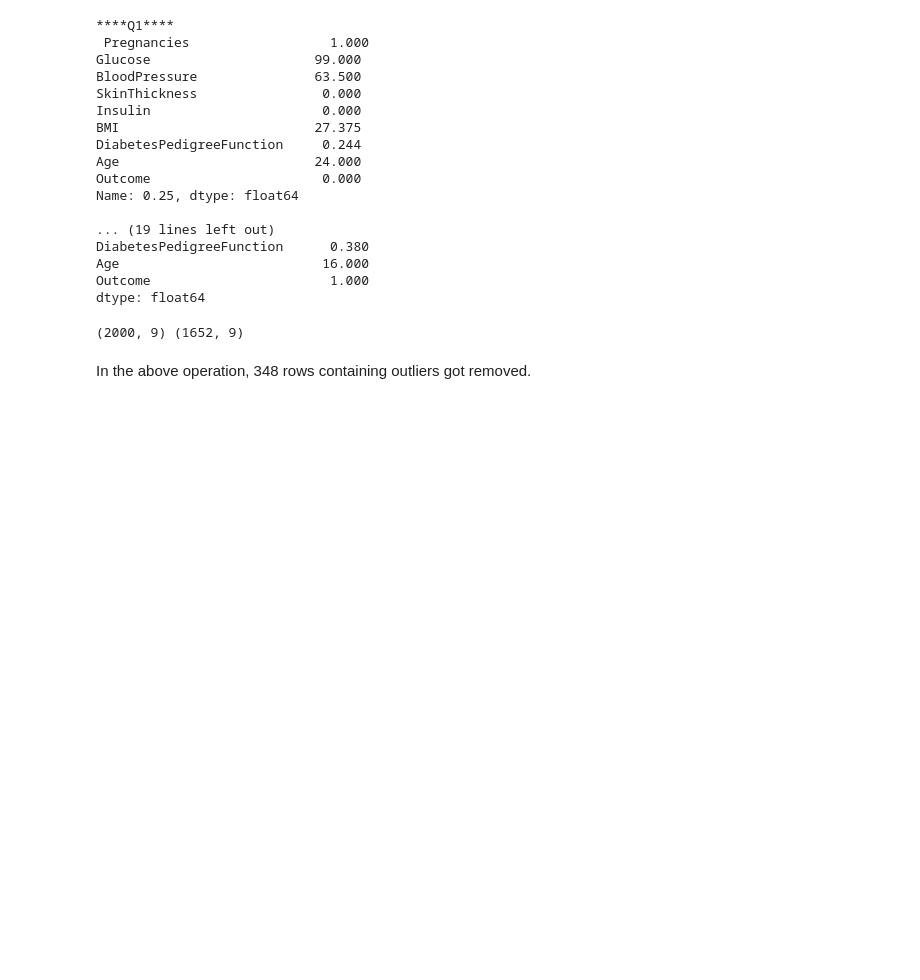
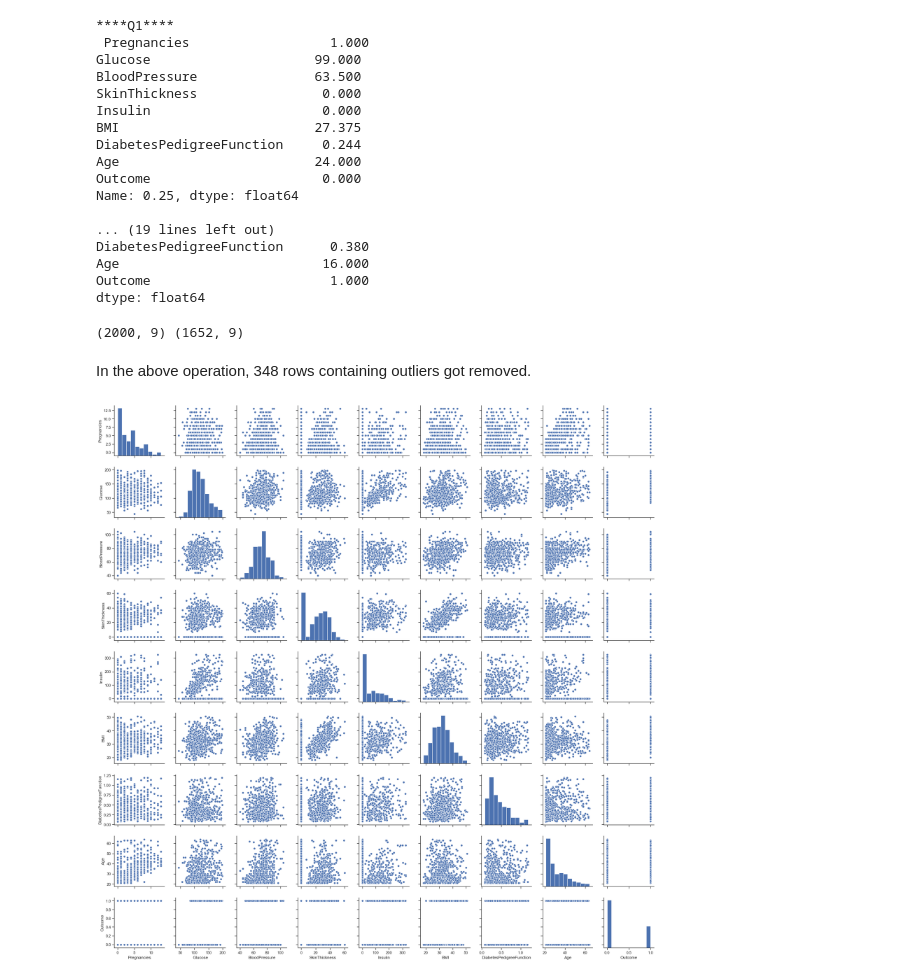
Before and after one commit to adityasaxena26/diabetes-prediction, a Jupyter notebook: diabetes_prediction.ipynb, the cells around one changed output. Cells and saved outputs as stored; diff of their text form; code cells hidden in the pictures; blank space fills up the shorter version.

Commit message:
displayed pairplot after removing outliers

```diff
--- a/diabetes_prediction.ipynb
+++ b/diabetes_prediction.ipynb
@@ -142,3 +142,10 @@ print(df.shape,df_out.shape)
 (2000, 9) (1652, 9)
 # %% [markdown]
 In the above operation, 348 rows containing outliers got removed.
+# %%
+# display pairplot plot after removing outlier
+sns.set(style="ticks", color_codes=True)
+sns.pairplot(df_out)
+plt.show()
+# %% [output]
+[figure, added]
```
